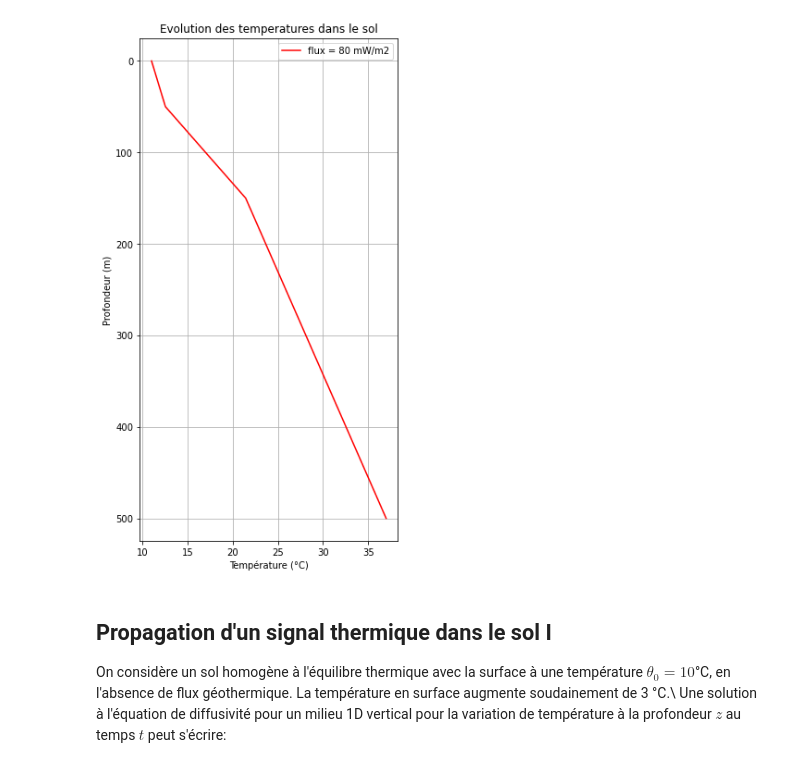
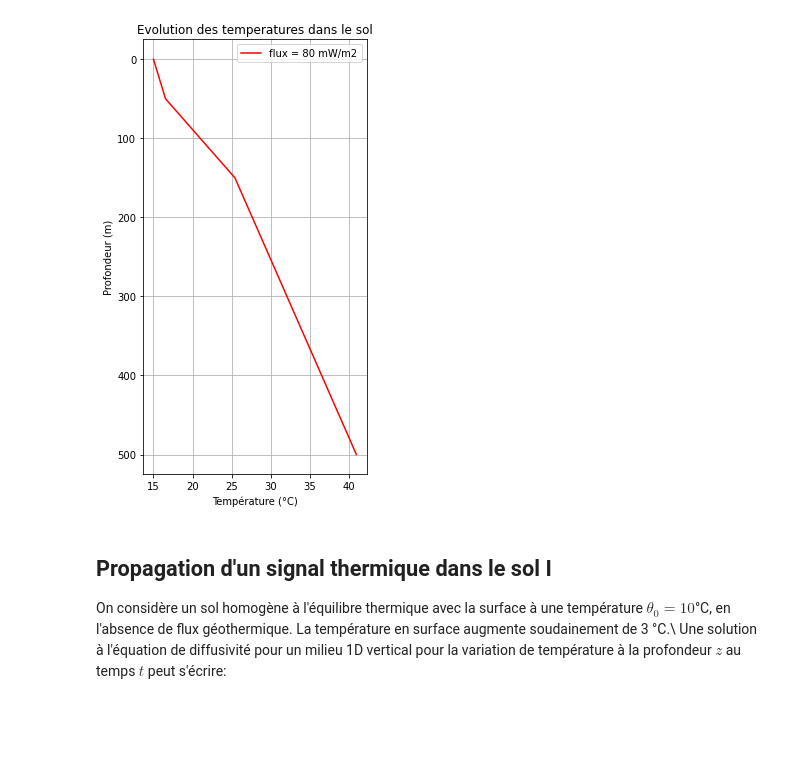
Before and after one commit to larroque852/NB_ENS3_geothermie, a Jupyter notebook: ENS3_GEOTH_EXO.ipynb, the cells around one changed output. Drawn from its saved outputs; the diff is of its cells as text; code cells hidden in the pictures; blank space fills up the shorter version.

```diff
--- a/ENS3_GEOTH_EXO.ipynb
+++ b/ENS3_GEOTH_EXO.ipynb
@@ -26,36 +52,36 @@ Tracer le profil de température depuis la surface jusqu'à 500 mètres de profo
 # %%
 import numpy as np
 import pandas as pd
 import scipy.special as sp
 import matplotlib.pyplot as plt
 #import seaborn as sns
 
 phi = 80e-3 #flux geothermique W/m2
-theta_surf = 11 # °C
+theta_surf = 15 # °C
 lbd = np.array([2.6, 0.9, 1.8])
 
 z1 = np.arange(0, 51, 1)
 z2 = np.arange(50, 151, 1)
 z3 = np.arange(151, 501, 1)
 
 theta_1 = theta_surf + phi * (z1)/lbd[0]
 theta_2 = theta_1[50] + phi * (z2-np.max(z1))/lbd[1]
 theta_3 = theta_2[100] + phi * (z3-np.max(z2))/lbd[2]
 
 z = np.concatenate((z1,z2,z3),axis=0)
 theta = np.concatenate((theta_1,theta_2,theta_3),axis=0)
 
-plt.figure(figsize=(5,10))
+plt.figure(figsize=(4,8))
 plt.title('Evolution des temperatures dans le sol')
 plt.xlabel('Température (°C)')
 plt.ylabel('Profondeur (m)')
 plt.grid()
 plt.plot(theta, z, color = 'red', label='flux = 80 mW/m2')
 plt.gca().invert_yaxis()
 plt.legend()
 plt.show()
 # %% [output]
-[figure, old version]
+[figure, new version]
 # %% [markdown]
 ## Propagation d'un signal thermique dans le sol I ##
 
```
Also changed, not shown: parts of 18 cells of this notebook, 1 other file.
